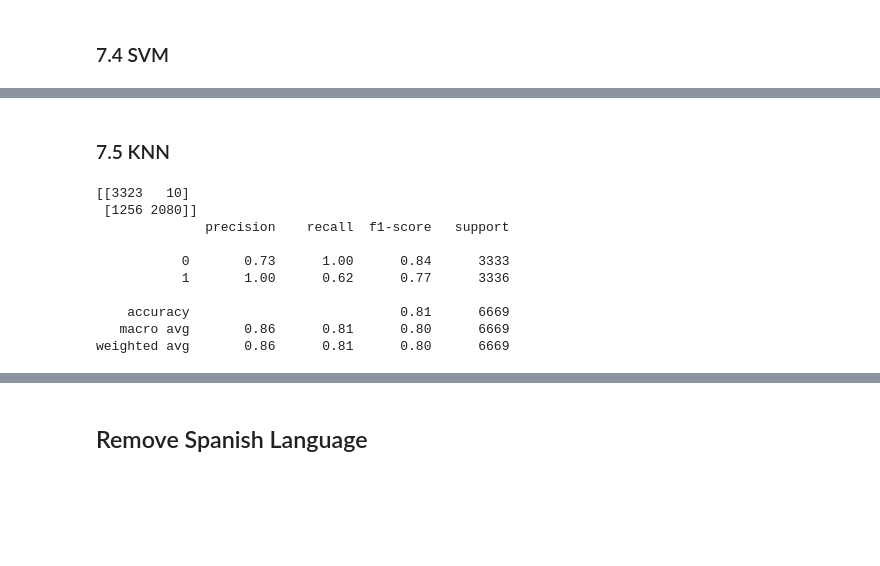
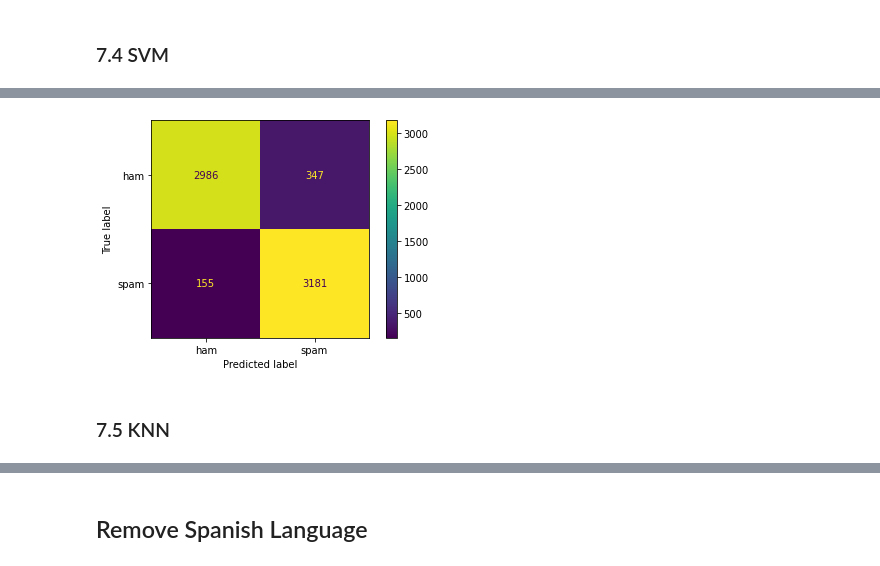
Before and after one commit to MikeZ77/email-spam-detection, a Jupyter notebook: src/enron_cleaning_preprocessing_modeling.ipynb, the cells around one changed output, grey strips where cells are left out. Saved outputs shown, nothing was run; the diff lists cells and outputs as text; code cells hidden in the pictures; blank space fills up the shorter version.

```diff
--- a/src/enron_cleaning_preprocessing_modeling.ipynb
+++ b/src/enron_cleaning_preprocessing_modeling.ipynb
@@ -566,0 +611,3 @@ weighted avg       0.93      0.92      0.92      6669
+# %%
+with open('../models/svm_pkl' , 'rb') as f:
+    svm_SVC = pickle.load(f)
@@ -567,18 +630,8 @@ weighted avg       0.93      0.92      0.92      6669
+# %%
+cm_svm = confusion_matrix(Y_test, svm_SVC_predictions)
+cmd_svm = ConfusionMatrixDisplay(cm_svm, display_labels=['ham','spam'])
+cmd_svm.plot();
+# %% [output]
+[figure, added]
 # %% [markdown]
 ### 7.5 KNN
-# %%
-knn = KNeighborsClassifier(n_neighbors = 3).fit(X_train_fitted, Y_train)
-knn_predictions = knn.predict(X_test_fitted)
-print(confusion_matrix(Y_test, knn_predictions))
-print(classification_report(Y_test, knn_predictions))
-# %% [output]
-[[3323   10]
- [1256 2080]]
-              precision    recall  f1-score   support
-
-           0       0.73      1.00      0.84      3333
-           1       1.00      0.62      0.77      3336
-
-    accuracy                           0.81      6669
-   macro avg       0.86      0.81      0.80      6669
-weighted avg       0.86      0.81      0.80      6669
```
Also changed, not shown: parts of 35 cells of this notebook, 8 other files.
